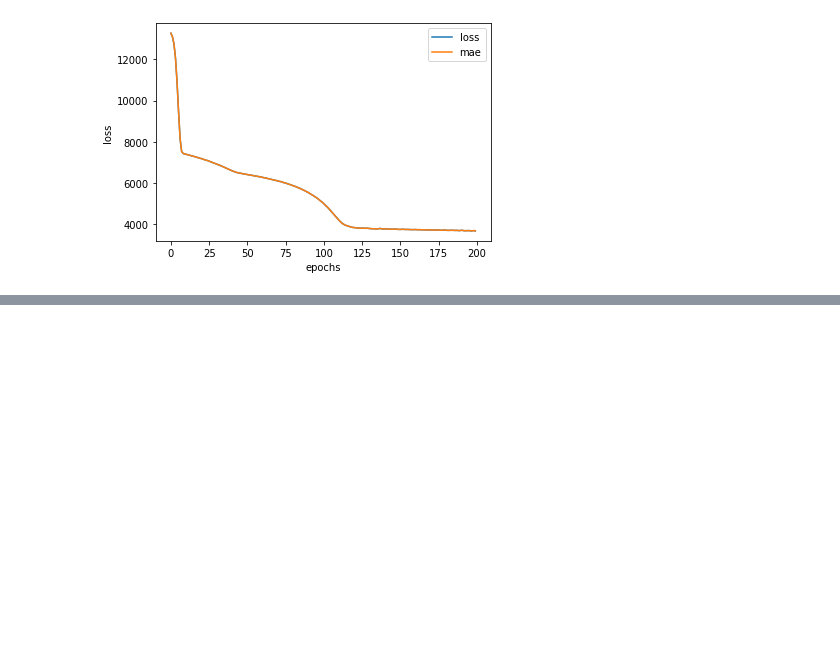
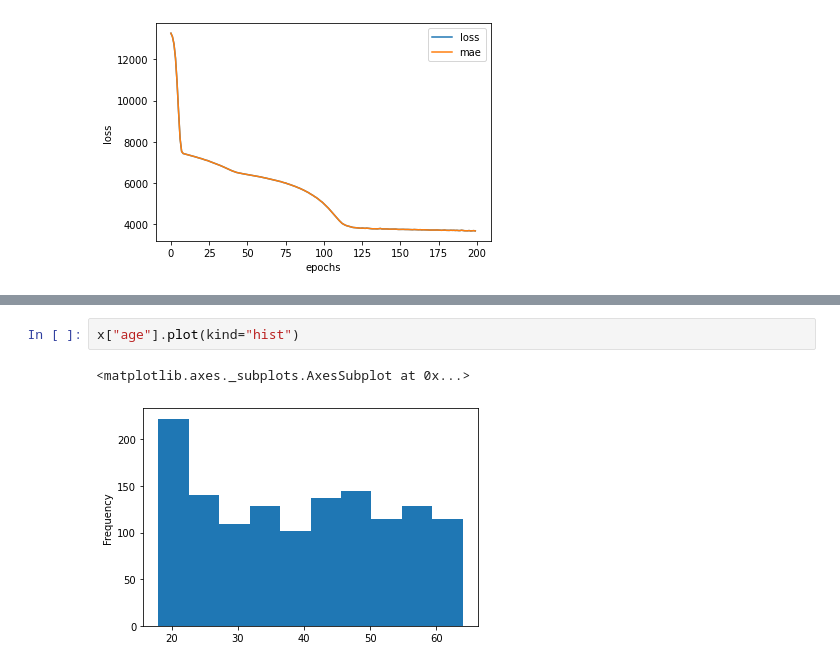
Before and after one commit to schauppi/Udemy_TensorFlow_Developer, a Jupyter notebook: Abschnitt_3_Neural_Network_regression_with_TensorFlow/01_neural_network_regression_with_tensorflow_video.ipynb, the cells around one changed output, grey strips where cells are left out. Cells and saved outputs as stored; diff of their text form; blank space fills up the shorter version.

```diff
--- a/Abschnitt_3_Neural_Network_regression_with_TensorFlow/01_neural_network_regression_with_tensorflow_video.ipynb
+++ b/Abschnitt_3_Neural_Network_regression_with_TensorFlow/01_neural_network_regression_with_tensorflow_video.ipynb
@@ -848,0 +853,5 @@ Text(0.5, 0, 'epochs')
+# %%
+x["age"].plot(kind="hist")
+# %% [output]
+<matplotlib.axes._subplots.AxesSubplot at 0x...>
+[figure, added]
```
Also changed, not shown: parts of 17 cells of this notebook.
